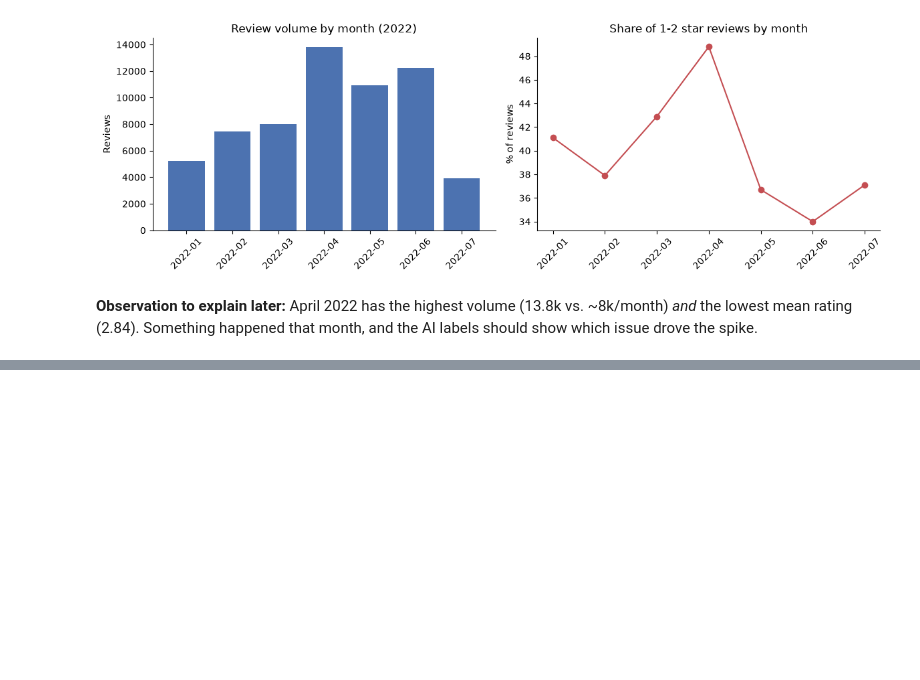
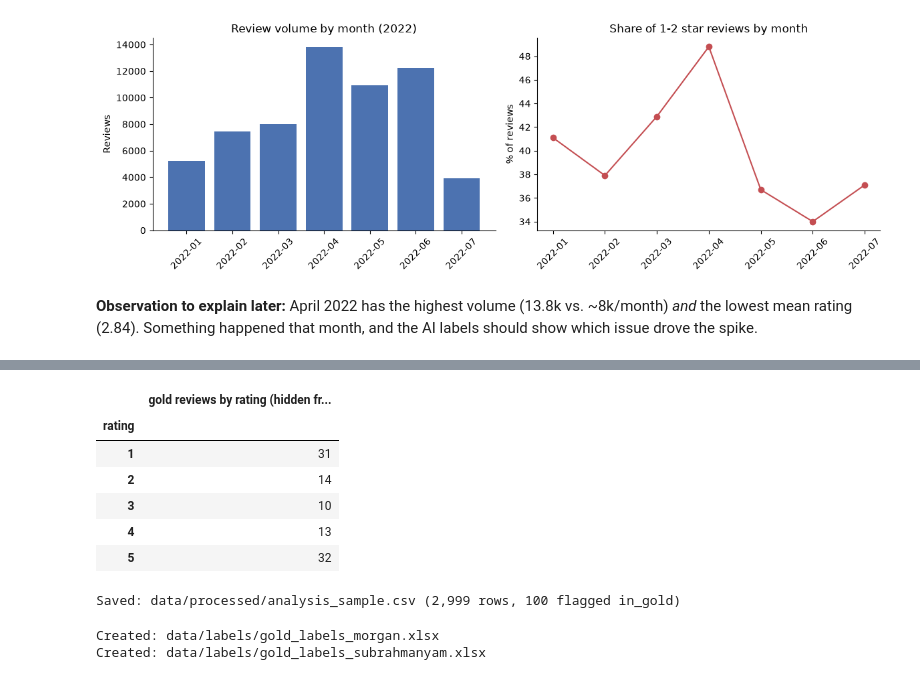
Before and after one commit to morghendy12/spotify_reviews_project, a Jupyter notebook: notebooks/spotify_review_triage.ipynb, the cells around one changed output, grey strips where cells are left out. Saved outputs shown, nothing was run; the diff lists cells and outputs as text; code cells hidden in the pictures; blank space fills up the shorter version.

```diff
--- a/notebooks/spotify_review_triage.ipynb
+++ b/notebooks/spotify_review_triage.ipynb
@@ -378,0 +443,71 @@ plt.tight_layout(); plt.savefig(FIG / "volume_and_negativity_by_month.png", dpi=
+# %%
+gold_ids = sample.sample(n=GOLD_N, random_state=SEED)["review_id"]
+sample["in_gold"] = sample["review_id"].isin(gold_ids)
+
+# Exactly GOLD_N reviews must be flagged; the evaluation's sample size depends on it.
+assert int(sample["in_gold"].sum()) == GOLD_N, "Gold set is the wrong size"
+# Gold reviews must come from the sample, so Claude labels them in the same run as everything else.
+assert set(gold_ids) <= set(sample["review_id"]), "Gold review outside the sample"
+
+display(sample[sample["in_gold"]]["rating"].value_counts().sort_index().to_frame("gold reviews by rating (hidden from labelers)"))
+sample.to_csv(PROC / "analysis_sample.csv", index=False)
+print(f"Saved: data/processed/analysis_sample.csv ({len(sample):,} rows, {int(sample['in_gold'].sum())} flagged in_gold)")
+# %% [output]
+|  | gold reviews by rating (hidden fr... |
+| rating |  |
+| 1 | 31 |
+| 2 | 14 |
+| 3 | 10 |
+| 4 | 13 |
+| 5 | 32 |
+Saved: data/processed/analysis_sample.csv (2,999 rows, 100 flagged in_gold)
+# %%
+# Create one blind labeling sheet per partner (same 100 reviews, same order, rating hidden).
+# SAFETY: a sheet that already exists is NEVER overwritten, so re-running the notebook can't erase hand labels.
+from openpyxl import Workbook
+from openpyxl.worksheet.datavalidation import DataValidation
+from openpyxl.styles import Alignment, Font
+
+def write_label_sheet(path, rows, labeler):
+    wb = Workbook()
+    ws = wb.active; ws.title = "label_here"
+    ws.append(["review_id", "review_text", "label", "notes"])
+    for r in rows.itertuples():
+        ws.append([r.review_id, r.review_clean, None, None])
+    dv = DataValidation(type="list", formula1='"' + ",".join(LABELS) + '"', allow_blank=True,
+                        showErrorMessage=True, errorTitle="Invalid label", error="Pick a label from the dropdown list.")
+    ws.add_data_validation(dv); dv.add(f"C2:C{len(rows) + 1}")
+    for col, width in {"A": 10, "B": 95, "C": 20, "D": 40}.items():
+        ws.column_dimensions[col].width = width
+    for row in ws.iter_rows(min_row=2):
+        row[1].alignment = Alignment(wrap_text=True, vertical="top")
+    for c in ws[1]:
+        c.font = Font(bold=True)
+    ws.freeze_panes = "A2"
+
+    cb = wb.create_sheet("codebook")
+    cb.append([f"Labeler: {labeler}. Pick ONE label per review from the dropdown in column C. Use notes when unsure."])
+    cb.append(["Do NOT compare labels with your partner until both sheets are finished (keeps kappa valid)."])
+    cb.append([])
+    cb.append(["label", "use when the review's main point is..."])
+    for k, v in LABELS.items():
+        cb.append([k, v])
+    cb.append([]); cb.append(["Tie-break rules (apply in order)"])
+    for t in TIE_BREAKS:
+        cb.append([t])
+    cb.column_dimensions["A"].width = 22; cb.column_dimensions["B"].width = 110
+    wb.save(path)
+
+gold_rows = sample[sample["in_gold"]].sort_values("review_id")[["review_id", "review_clean"]]   # rating intentionally excluded
+assert len(gold_rows) == GOLD_N
+
+for who in ["morgan", "subrahmanyam"]:
+    path = LABELS_DIR / f"gold_labels_{who}.xlsx"
+    if path.exists():
+        print(f"Exists, NOT overwritten: data/labels/{path.name}")
+    else:
+        write_label_sheet(path, gold_rows, who.title())
+        print(f"Created: data/labels/{path.name}")
+# %% [output]
+Created: data/labels/gold_labels_morgan.xlsx
+Created: data/labels/gold_labels_subrahmanyam.xlsx
```
Also changed, not shown: parts of 4 cells of this notebook, 5 other files.
